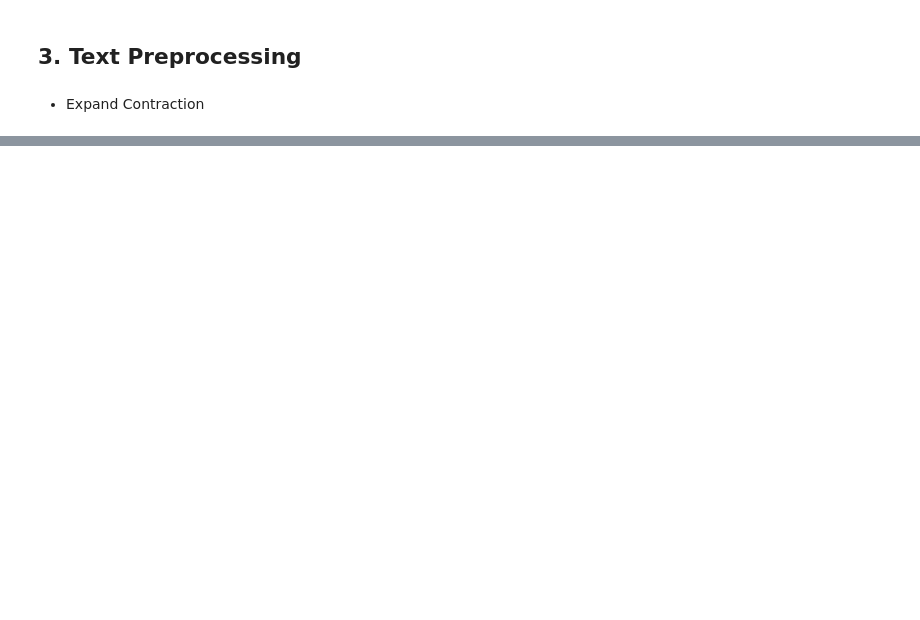
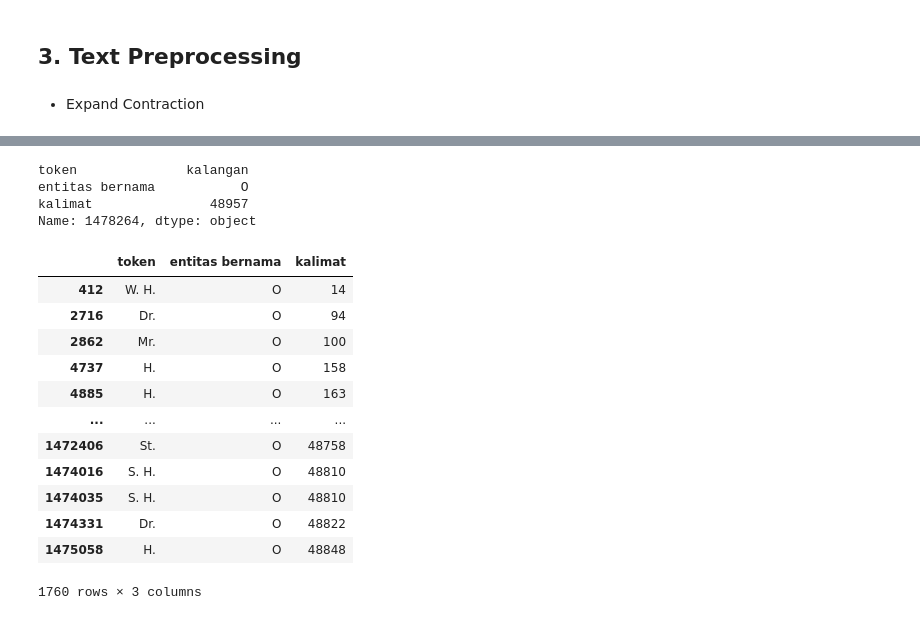
Before and after one commit to angelinasinaga/Indonesian_Named-entity_Recognition, a Jupyter notebook: Pasupasu.ipynb, the cells around one changed output, grey strips where cells are left out. Cells and saved outputs as stored; diff of their text form; code cells hidden in the pictures; blank space fills up the shorter version.

```diff
--- a/Pasupasu.ipynb
+++ b/Pasupasu.ipynb
@@ -273,0 +293,7 @@ perbaikan_format_tanda_baca(dataset_prep)
+# %%
+dataset_prep.iloc[1478264]
+# %% [output]
+token              kalangan
+entitas bernama           O
+kalimat               48957
+Name: 1478264, dtype: object
@@ -273,0 +439,18 @@ perbaikan_format_tanda_baca(dataset_prep)
+# %%
+#menampilkan singkatan pada dataset
+#regex = ekspresi untuk menentukan pola pencarian
+dataset_prep[dataset_prep.token.str.contains('|'.join(contractions_dict.keys()), regex=True)]
+# %% [output]
+|  | token | entitas bernama | kalimat |
+| 412 | W. H. | O | 14 |
+| 2716 | Dr. | O | 94 |
+| 2862 | Mr. | O | 100 |
+| 4737 | H. | O | 158 |
+| 4885 | H. | O | 163 |
+| ... | ... | ... | ... |
+| 1472406 | St. | O | 48758 |
+| 1474016 | S. H. | O | 48810 |
+| 1474035 | S. H. | O | 48810 |
+| 1474331 | Dr. | O | 48822 |
+| 1475058 | H. | O | 48848 |
+1760 rows × 3 columns
```
Also changed, not shown: parts of 14 cells of this notebook.
